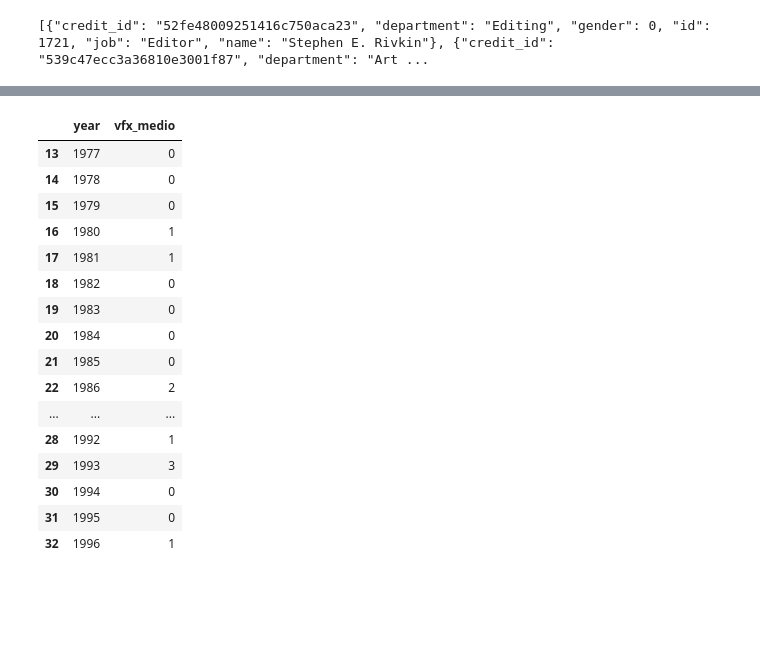
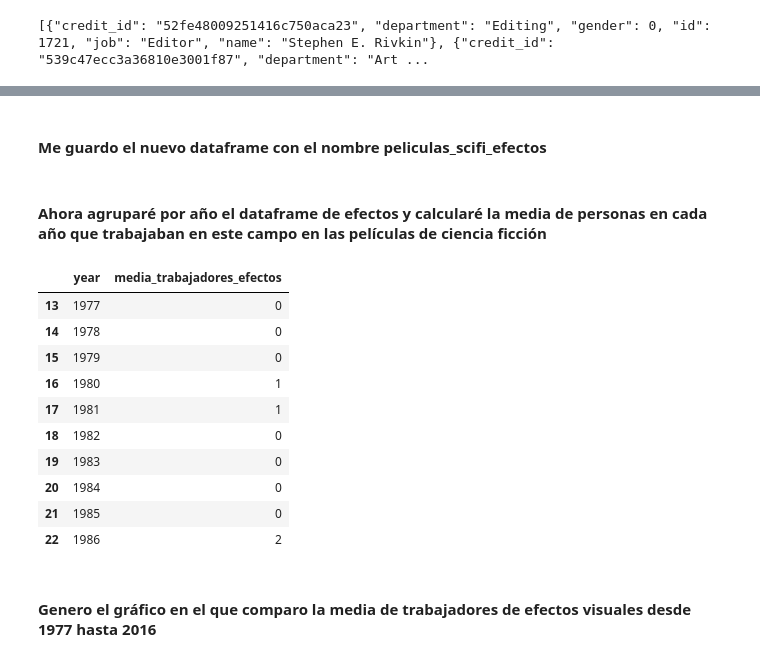
Before and after one commit to RobertoCantero82/EDA_matrix_decodificada, a Jupyter notebook: src/notebooks/hipotesis1.ipynb, the cells around one changed output, grey strips where cells are left out. Drawn from its saved outputs; the diff is of its cells as text; code cells hidden in the pictures; blank space fills up the shorter version.

```diff
--- a/src/notebooks/hipotesis1.ipynb
+++ b/src/notebooks/hipotesis1.ipynb
@@ -371,7 +370,8 @@ def extraer_efectos(texto): # inicio la función
     return [persona['name'] for persona in lista if persona['department'] == 'Visual Effects'] # recorro el diccionario y me quedo solo con el campo name, pero si la persona está en el
                                                                                                # departamento de efectos visuales
 
-creditos['vfx'] = creditos['crew'].apply(extraer_efectos)
+creditos['efectos'] = creditos['crew'].apply(extraer_efectos) # cambio el nombre de la columna crew a efectos y aplico la función para
+                                                              # quedarme con lo que me interesa
 
-creditos[['movie_id', 'vfx']].head(5)
+creditos[['movie_id', 'efectos']].head(5) # muestro los cinco primeros registros del dataframe filtrado
 # %% [output]
@@ -384,4 +386,4 @@ creditos[['movie_id', 'vfx']].head(5)
 # %%
-creditos['num_vfx'] = creditos['vfx'].apply(len)
-creditos[['movie_id', 'num_vfx']].head(5)
+creditos['total_personas_efectos'] = creditos['efectos'].apply(len) # añado una columna, que contendrá el número de personas de efectos
+creditos[['movie_id', 'total_personas_efectos']].head(5) # muestro los primeros valores
 # %% [output]
@@ -394,6 +398,6 @@ creditos[['movie_id', 'num_vfx']].head(5)
 # %%
-df_vfx = df_5000movies_scifi.merge(creditos[['movie_id', 'num_vfx']], left_on='id', right_on='movie_id')
-df_vfx.info()
+df_efectos = df_5000movies_scifi.merge(creditos[['movie_id', 'total_personas_efectos']], left_on='id', right_on='movie_id')
+df_efectos.info()
 # %% [output]
 <class 'pandas.DataFrame'>
 RangeIndex: 475 entries, 0 to 474
@@ -412,3 +416,5 @@ Data columns (total 9 columns):
 dtypes: datetime64[us](1), int32(1), int64(5), object(1), str(1)
 memory usage: 31.7+ KB
+# %% [markdown]
+#### Me guardo el nuevo dataframe con el nombre peliculas_scifi_efectos
 # %%
@@ -416,11 +422,13 @@ df_vfx.to_csv('../datos/procesados/hipotesis_1/peliculas_scifi_efectos.csv', ind
+# %% [markdown]
+#### Ahora agruparé por año el dataframe de efectos y calcularé la media de personas en cada año que trabajaban en este campo en las películas de ciencia ficción
 # %%
-vfx_anual = df_vfx.groupby('year')['num_vfx'].mean().reset_index()
-vfx_anual.columns = ['year', 'vfx_medio']
-vfx_anual['vfx_medio'] = vfx_anual['vfx_medio'].round(0).astype(int)
-vfx_anual = vfx_anual[vfx_anual['year'] >= 1977]
-vfx_anual.head(20)
+efectos_anual = df_efectos.groupby('year')['total_personas_efectos'].mean().reset_index() # agrupo por año y calculo la media de personas
+efectos_anual.columns = ['year', 'media_trabajadores_efectos'] # el nuevo dataframe tendrá dos columnas: year y media_trabajadores_efectos
+efectos_anual['media_trabajadores_efectos'] = efectos_anual['media_trabajadores_efectos'].round(0).astype(int) # convierto a int y redondeo sin decimales
+efectos_anual = efectos_anual[efectos_anual['year'] >= 1977] # filtro desde el año 1977 (para comparar de la misma manera que en presupuestos)
+efectos_anual.head(10) # previsualizo cómo ha quedado el dataframe
 # %% [output]
-|  | year | vfx_medio |
+|  | year | media_trabajadores_efectos |
 | 13 | 1977 | 0 |
 | 14 | 1978 | 0 |
 | 15 | 1979 | 0 |
@@ -431,10 +439,6 @@ vfx_anual.head(20)
 | 20 | 1984 | 0 |
 | 21 | 1985 | 0 |
 | 22 | 1986 | 2 |
-| ... | ... | ... |
-| 28 | 1992 | 1 |
-| 29 | 1993 | 3 |
-| 30 | 1994 | 0 |
-| 31 | 1995 | 0 |
-| 32 | 1996 | 1 |
+# %% [markdown]
+#### Genero el gráfico en el que comparo la media de trabajadores de efectos visuales desde 1977 hasta 2016
 # %%
```
Also changed, not shown: parts of 18 cells of this notebook, 2 other files.
